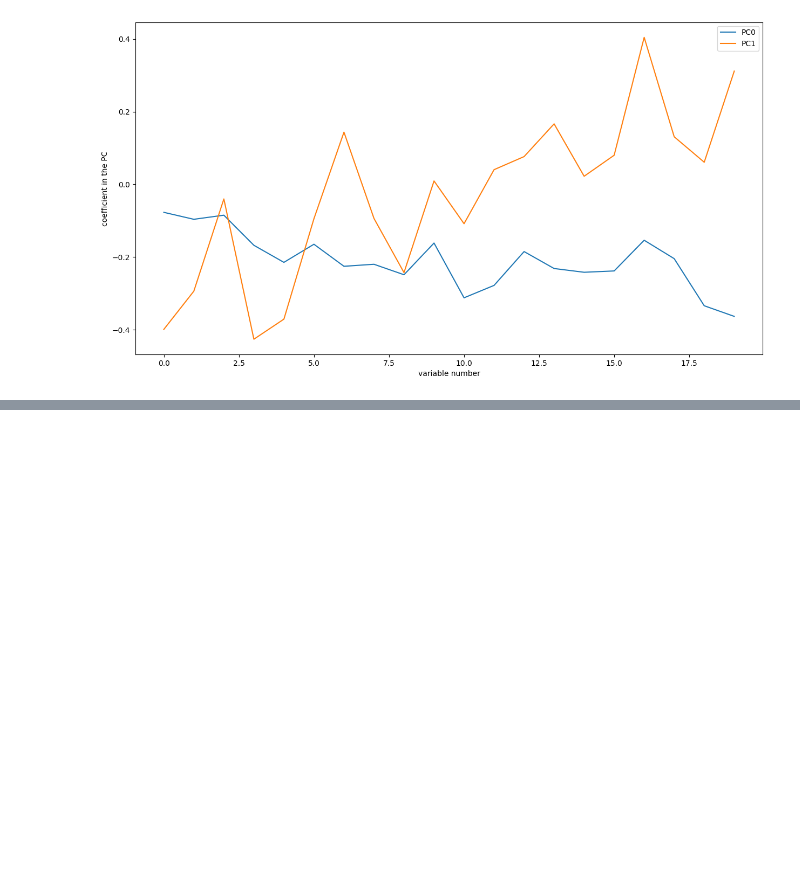
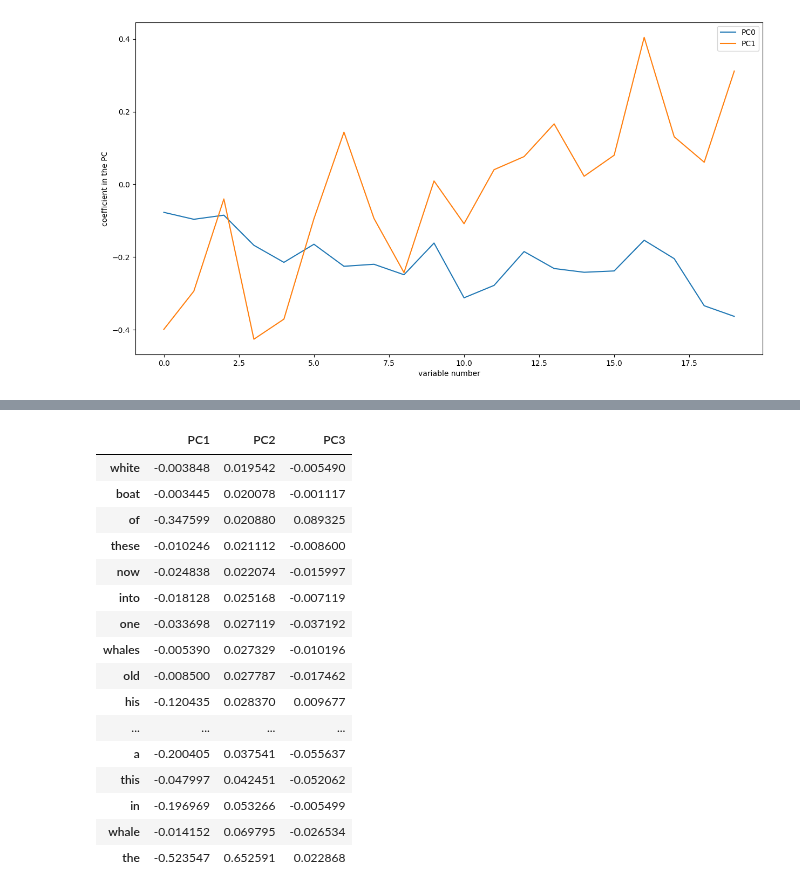
Before and after one commit to UOdsci/dsci345, a Jupyter notebook: class_material/slides/Week_06_PCA.ipynb, the cells around one changed output, grey strips where cells are left out. Saved outputs shown, nothing was run; the diff lists cells and outputs as text; code cells hidden in the pictures; blank space fills up the shorter version.

```diff
--- a/class_material/slides/Week_06_PCA.ipynb
+++ b/class_material/slides/Week_06_PCA.ipynb
@@ -155,0 +376,20 @@ plt.legend();
+# %%
+loadings.sort_values("PC2").tail(20)
+# %% [output]
+|  | PC1 | PC2 | PC3 |
+| white | -0.003848 | 0.019542 | -0.005490 |
+| boat | -0.003445 | 0.020078 | -0.001117 |
+| of | -0.347599 | 0.020880 | 0.089325 |
+| these | -0.010246 | 0.021112 | -0.008600 |
+| now | -0.024838 | 0.022074 | -0.015997 |
+| into | -0.018128 | 0.025168 | -0.007119 |
+| one | -0.033698 | 0.027119 | -0.037192 |
+| whales | -0.005390 | 0.027329 | -0.010196 |
+| old | -0.008500 | 0.027787 | -0.017462 |
+| his | -0.120435 | 0.028370 | 0.009677 |
+| ... | ... | ... | ... |
+| a | -0.200405 | 0.037541 | -0.055637 |
+| this | -0.047997 | 0.042451 | -0.052062 |
+| in | -0.196969 | 0.053266 | -0.005499 |
+| whale | -0.014152 | 0.069795 | -0.026534 |
+| the | -0.523547 | 0.652591 | 0.022868 |
```
Also changed, not shown: parts of 33 cells of this notebook, 5 other files.
